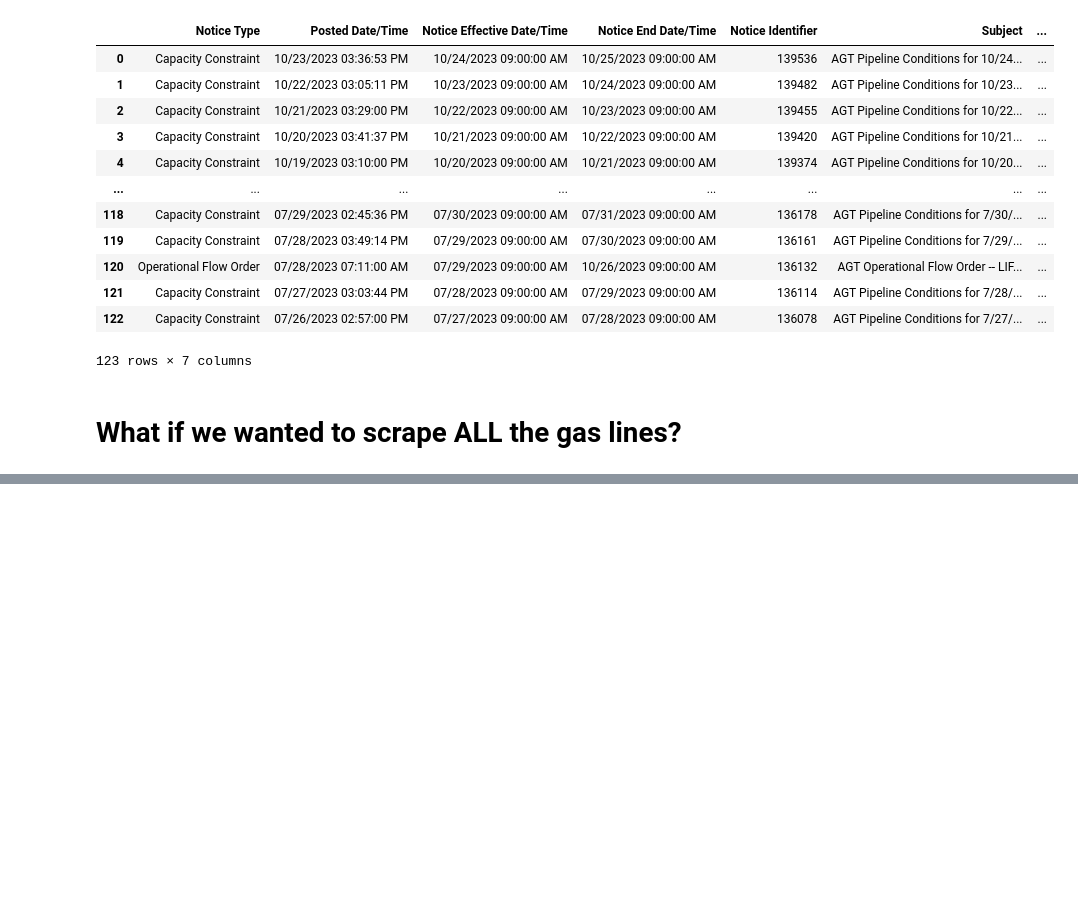
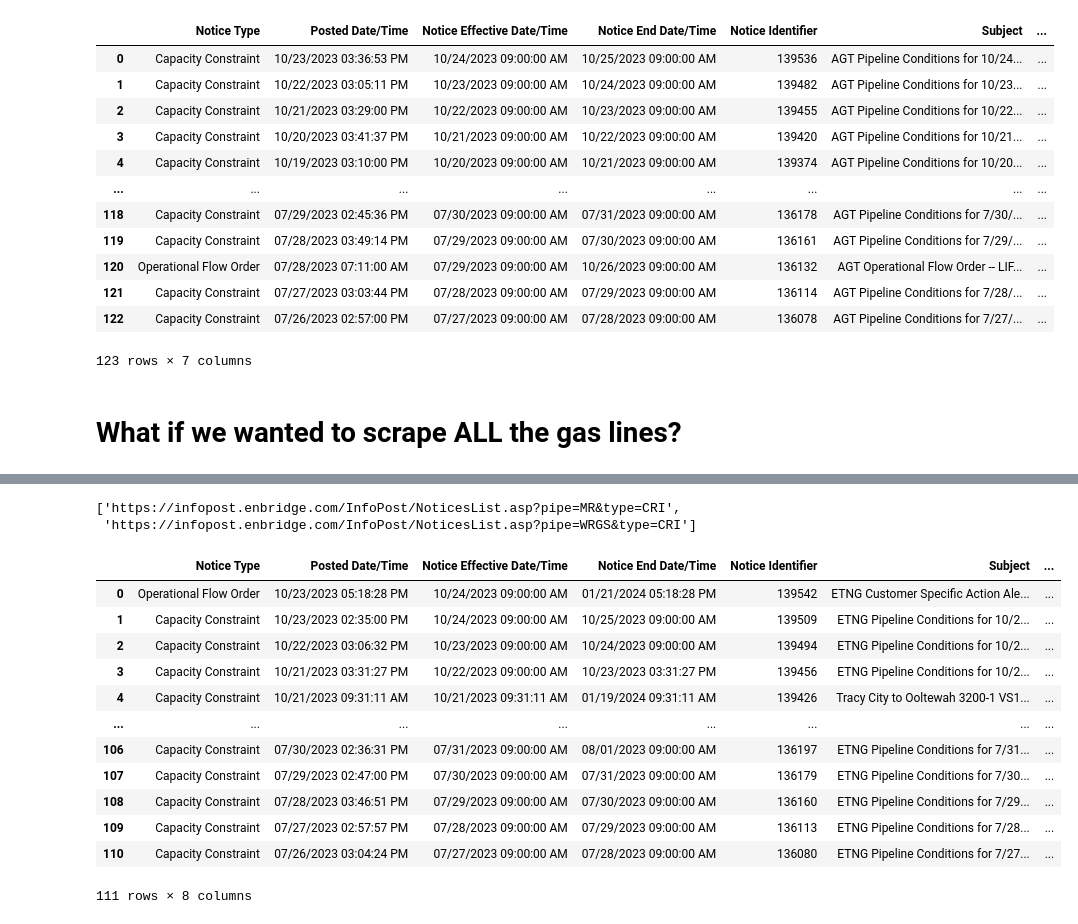
Before and after one commit to sajinashresthacoding/2023-advanced-scraping, a Jupyter notebook: wk-1-static-url-BLANK.ipynb, the cells around one changed output, grey strips where cells are left out. Saved outputs shown, nothing was run; the diff lists cells and outputs as text; code cells hidden in the pictures; blank space fills up the shorter version.

```diff
--- a/wk-1-static-url-BLANK.ipynb
+++ b/wk-1-static-url-BLANK.ipynb
@@ -74,0 +111,5 @@ df
+# %%
+## get hrefs
+
+hrefs = [a_tag.get("href") for a_tag in a_tags]
+hrefs
@@ -74,0 +235,21 @@ df
+# %%
+broken_url
+# %% [output]
+['https://infopost.enbridge.com/InfoPost/NoticesList.asp?pipe=MR&type=CRI',
+ 'https://infopost.enbridge.com/InfoPost/NoticesList.asp?pipe=WRGS&type=CRI']
+# %%
+df_list[5]
+# %% [output]
+|  | Notice Type | Posted Date/Time | Notice Effective Date/Time | Notice End Date/Time | Notice Identifier | Subject | ... |
+| 0 | Operational Flow Order | 10/23/2023 05:18:28 PM | 10/24/2023 09:00:00 AM | 01/21/2024 05:18:28 PM | 139542 | ETNG Customer Specific Action Ale... | ... |
+| 1 | Capacity Constraint | 10/23/2023 02:35:00 PM | 10/24/2023 09:00:00 AM | 10/25/2023 09:00:00 AM | 139509 | ETNG Pipeline Conditions for 10/2... | ... |
+| 2 | Capacity Constraint | 10/22/2023 03:06:32 PM | 10/23/2023 09:00:00 AM | 10/24/2023 09:00:00 AM | 139494 | ETNG Pipeline Conditions for 10/2... | ... |
+| 3 | Capacity Constraint | 10/21/2023 03:31:27 PM | 10/22/2023 09:00:00 AM | 10/23/2023 03:31:27 PM | 139456 | ETNG Pipeline Conditions for 10/2... | ... |
+| 4 | Capacity Constraint | 10/21/2023 09:31:11 AM | 10/21/2023 09:31:11 AM | 01/19/2024 09:31:11 AM | 139426 | Tracy City to Ooltewah 3200-1 VS1... | ... |
+| ... | ... | ... | ... | ... | ... | ... | ... |
+| 106 | Capacity Constraint | 07/30/2023 02:36:31 PM | 07/31/2023 09:00:00 AM | 08/01/2023 09:00:00 AM | 136197 | ETNG Pipeline Conditions for 7/31... | ... |
+| 107 | Capacity Constraint | 07/29/2023 02:47:00 PM | 07/30/2023 09:00:00 AM | 07/31/2023 09:00:00 AM | 136179 | ETNG Pipeline Conditions for 7/30... | ... |
+| 108 | Capacity Constraint | 07/28/2023 03:46:51 PM | 07/29/2023 09:00:00 AM | 07/30/2023 09:00:00 AM | 136160 | ETNG Pipeline Conditions for 7/29... | ... |
+| 109 | Capacity Constraint | 07/27/2023 02:57:57 PM | 07/28/2023 09:00:00 AM | 07/29/2023 09:00:00 AM | 136113 | ETNG Pipeline Conditions for 7/28... | ... |
+| 110 | Capacity Constraint | 07/26/2023 03:04:24 PM | 07/27/2023 09:00:00 AM | 07/28/2023 09:00:00 AM | 136080 | ETNG Pipeline Conditions for 7/27... | ... |
+111 rows × 8 columns
```
Also changed, not shown: parts of 16 cells of this notebook.
